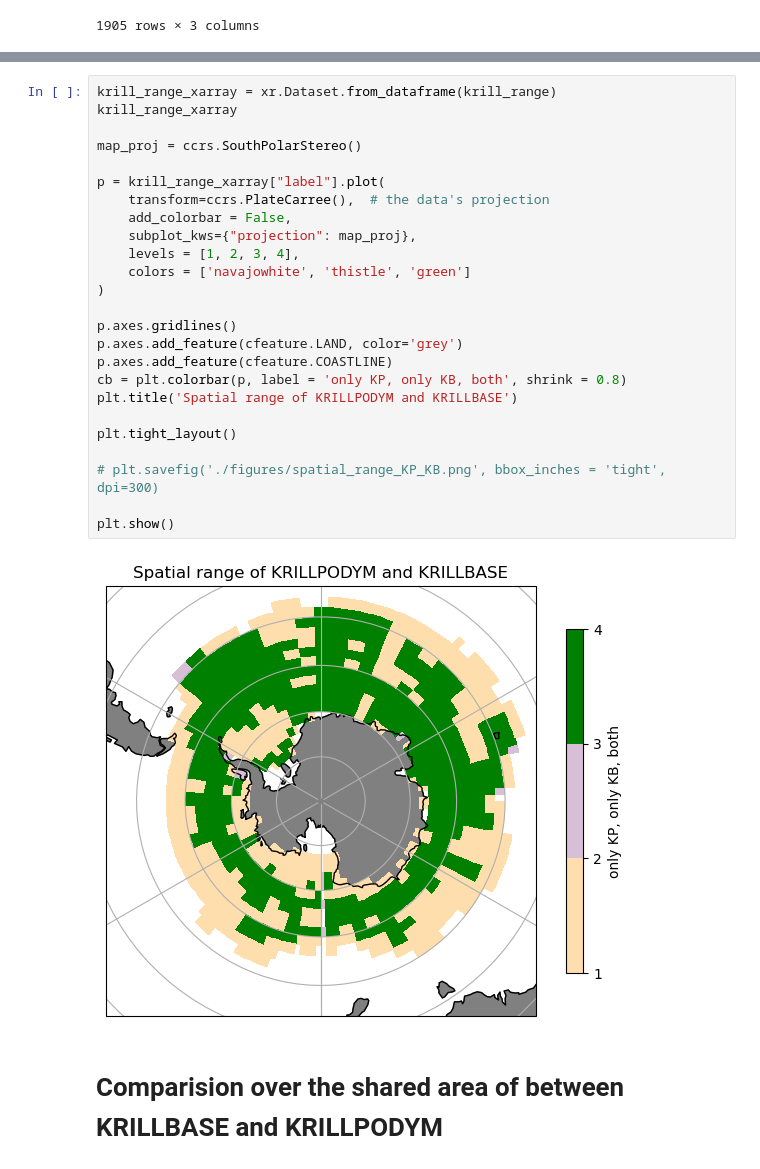
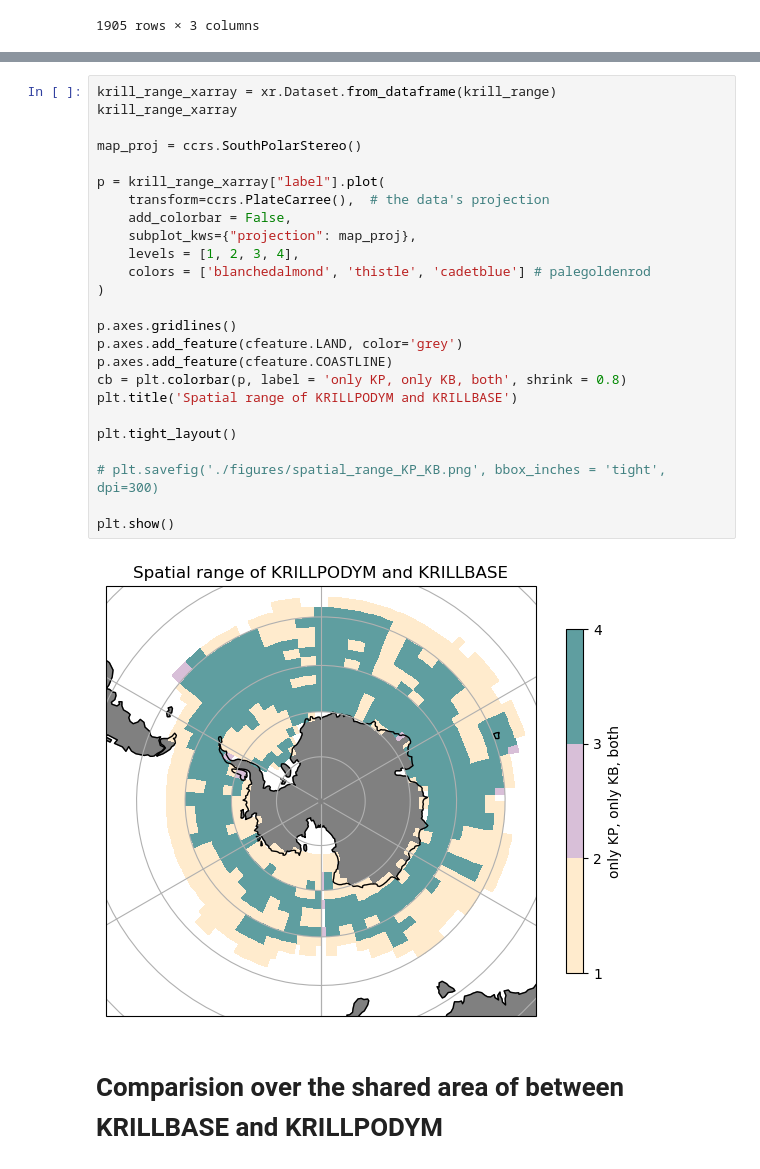
Before and after one commit to AnaelleDurfort/Key_Areas_krill_carbon_sequestration, a Jupyter notebook: 5_Comparison_krillpodym_krillbase.ipynb, the cells around one changed output, grey strips where cells are left out. Saved outputs shown, nothing was run; the diff lists cells and outputs as text.

```diff
--- a/5_Comparison_krillpodym_krillbase.ipynb
+++ b/5_Comparison_krillpodym_krillbase.ipynb
@@ -63,30 +70,30 @@ krill_range
 # %%
 krill_range_xarray = xr.Dataset.from_dataframe(krill_range)
 krill_range_xarray
 
 map_proj = ccrs.SouthPolarStereo()
 
 p = krill_range_xarray["label"].plot(
     transform=ccrs.PlateCarree(),  # the data's projection
     add_colorbar = False,
     subplot_kws={"projection": map_proj},
     levels = [1, 2, 3, 4],
-    colors = ['navajowhite', 'thistle', 'green']
+    colors = ['blanchedalmond', 'thistle', 'cadetblue'] # palegoldenrod
 )
 
 p.axes.gridlines()
 p.axes.add_feature(cfeature.LAND, color='grey')
 p.axes.add_feature(cfeature.COASTLINE)
 cb = plt.colorbar(p, label = 'only KP, only KB, both', shrink = 0.8)
 plt.title('Spatial range of KRILLPODYM and KRILLBASE')
 
 plt.tight_layout()
 
 # plt.savefig('./figures/spatial_range_KP_KB.png', bbox_inches = 'tight', dpi=300)
 
 plt.show()
 # %% [output]
-[figure, old version]
+[figure, new version]
 # %% [markdown]
 # Comparision over the shared area of between KRILLBASE and KRILLPODYM
 # %% [markdown]
```
Also changed, not shown: parts of 3 cells of this notebook, 2 other files.
